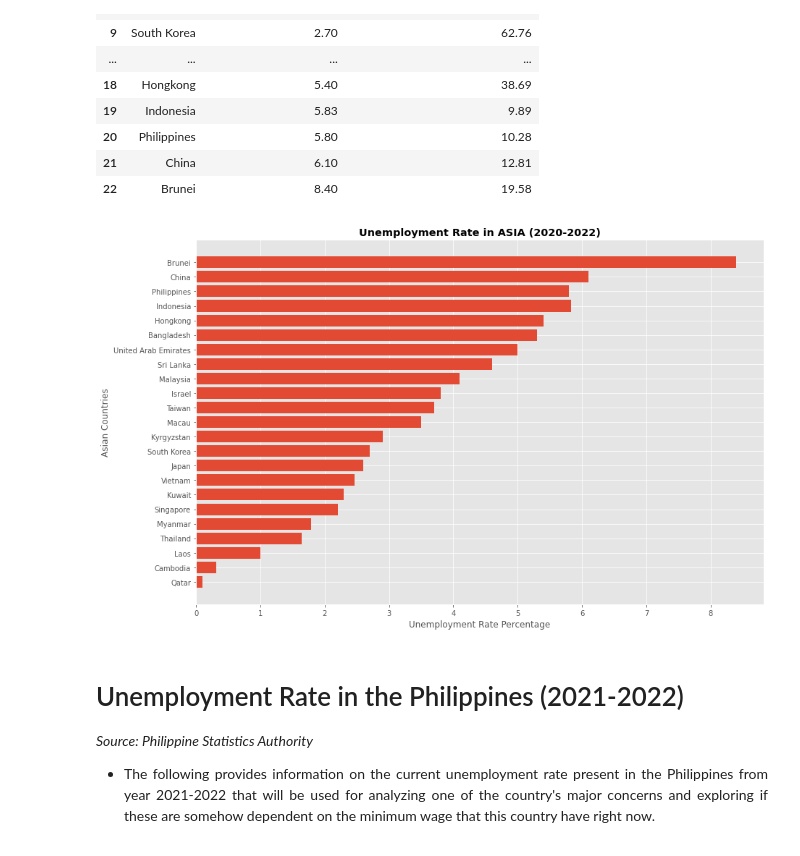
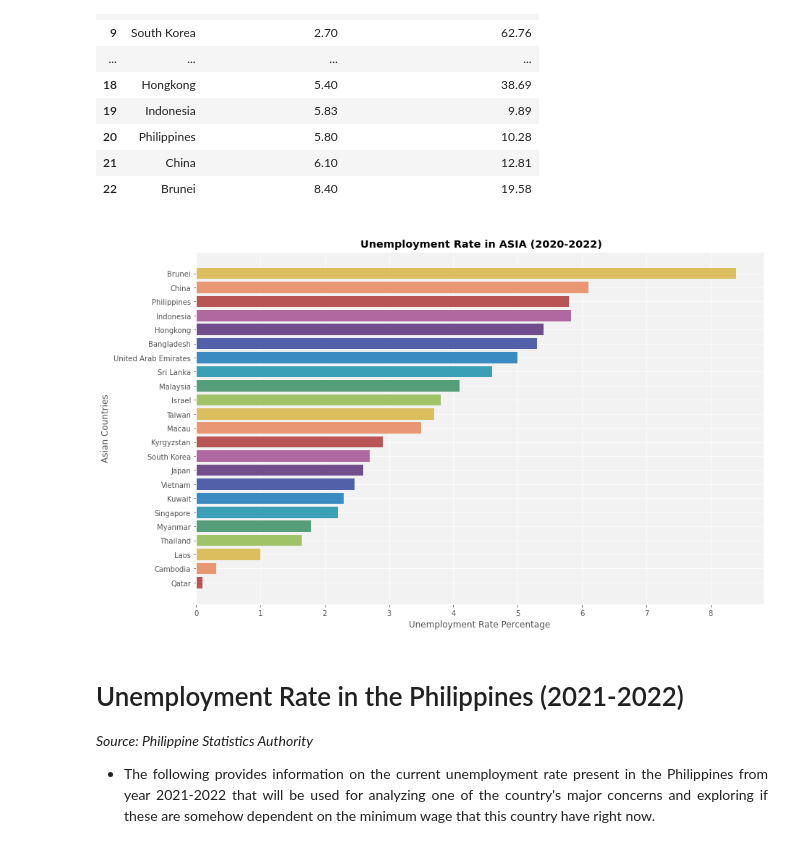
Before and after one commit to kryzlerahne/IT3205_FilipinoDataAlliance, a Jupyter notebook: Codes/The_Future_Pay_Visualizations.ipynb, the cells around one changed output. Cells and saved outputs as stored; diff of their text form; code cells hidden in the pictures.

Commit message:
Updated Color Scheme for Visualizations

```diff
--- a/Codes/The_Future_Pay_Visualizations.ipynb
+++ b/Codes/The_Future_Pay_Visualizations.ipynb
@@ -121,9 +121,10 @@ inflation = df["Inflation Rate (%)"]
 f = plt.figure()
 f.set_figwidth(23)
 f.set_figheight(7)
+plt.rcParams['axes.facecolor'] = '#F2F2F2'
 
 #Plot
-plt.grid(color = 'green', linestyle = '--', linewidth = 0.6)
+plt.grid(color = 'green', linestyle = '--', linewidth = 0.3)
 plt.scatter(Region, currentWage, c=inflation, s=300, cmap='autumn')
 plt.title("Current Minimum Wage Vs Inflation Rate Per Region", fontweight="bold")
 plt.xlabel("Region")
@@ -164,22 +172,22 @@ display(df.iloc[0:])
 # %%
 #getting all values from the dataframe/csv
 Country = df["Country"]
 Rate = df["Unemployment Rate (%)"]
 MinWage = df["Daily Minimum Wage in US Dollar"]
 
 #size of the entire graph
 f = plt.figure(tight_layout=True)
 f.set_figwidth(13)
 f.set_figheight(8)
 
 #creating visualization 1
 plt.ylabel("Asian Countries")
 plt.xlabel("Unemployment Rate Percentage")
-plt.title("Unemployment Rate in ASIA (2020-2022)", fontweight="bold")
-plt.barh(Country, Rate, )
+plt.title("\n Unemployment Rate in ASIA (2020-2022)", fontweight="bold")
+plt.barh(Country, Rate, color = ['#B85554', '#E99772', '#DBBE5E', '#A0C368', '#549F7A', '#3AA0B6', '#3A8BC2', '#5260A9', '#724D8C', '#AF69A0'])
 plt.show()
 # %% [output]
-[figure, old version]
+[figure, new version]
 # %% [markdown]
 # Unemployment Rate in the Philippines (2021-2022)
 *Source: Philippine Statistics Authority*
```
Also changed, not shown: parts of 2 cells of this notebook.
